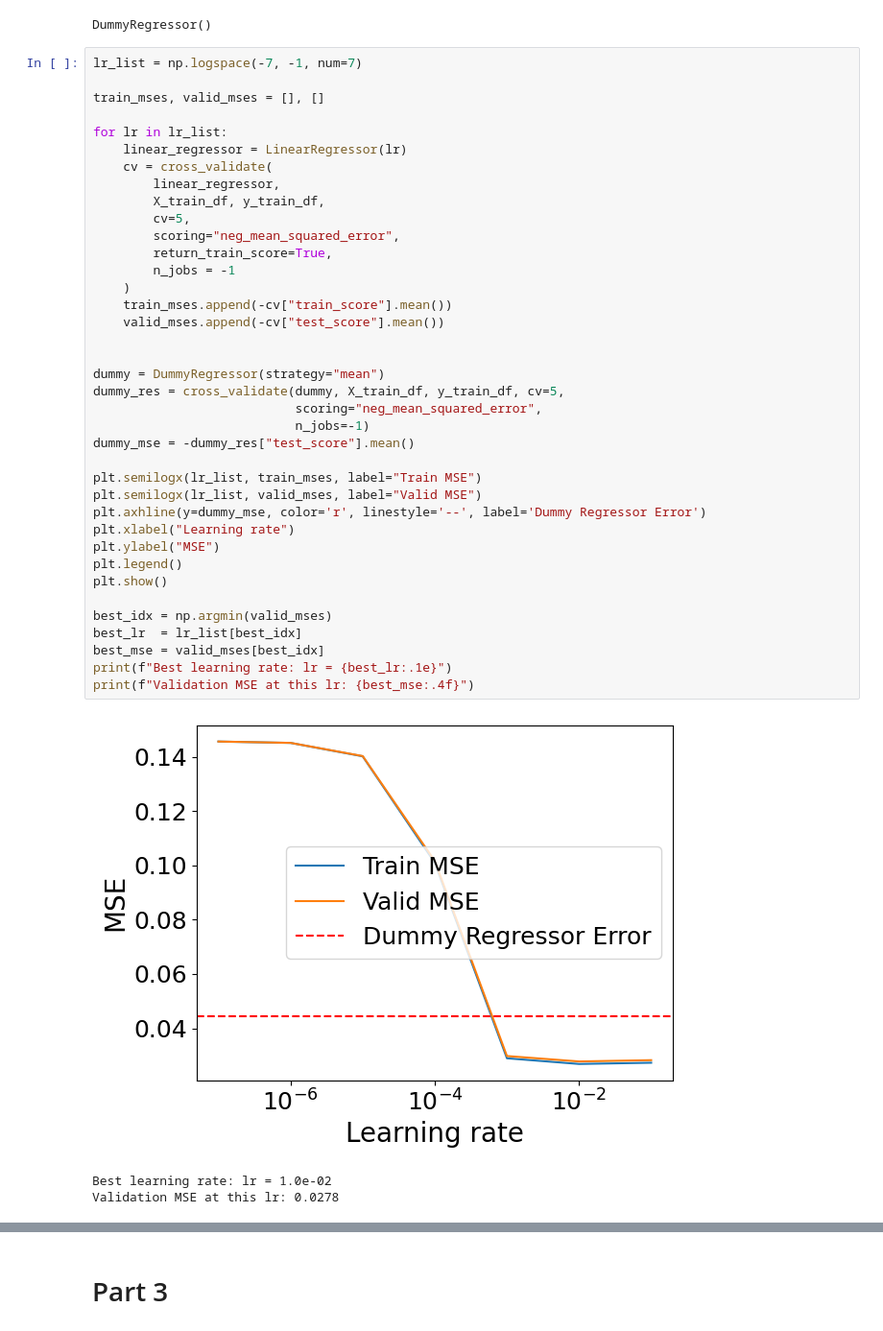
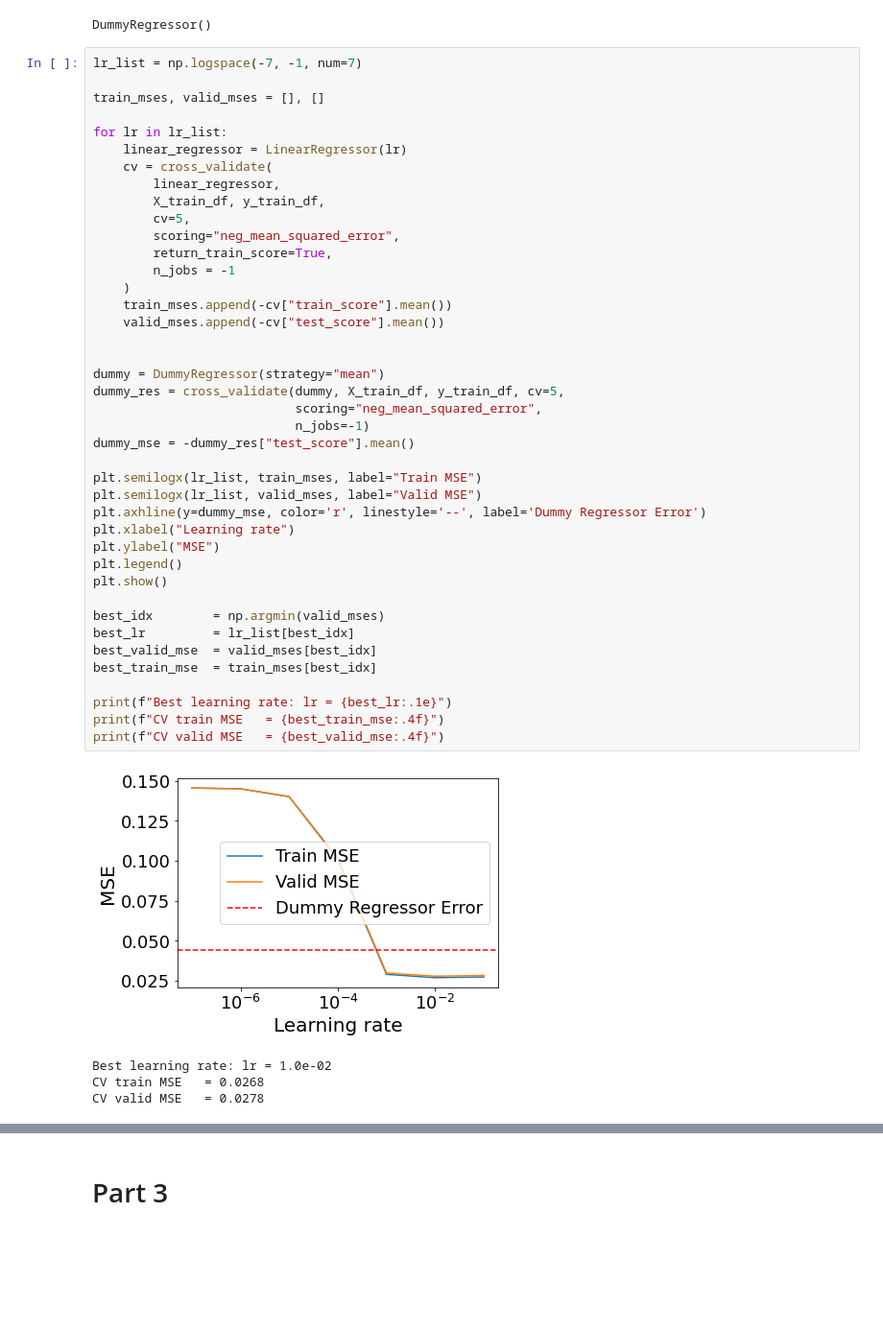
Before and after one commit to AvDaniel6/HW3-Intro-To-ML, a Jupyter notebook: main.ipynb, the cells around one changed output, grey strips where cells are left out. Shown at 96% size. Drawn from its saved outputs; the diff is of its cells as text; blank space fills up the shorter version.

```diff
--- a/main.ipynb
+++ b/main.ipynb
@@ -406,40 +406,44 @@ train_mses, valid_mses = [], []
 for lr in lr_list:
     linear_regressor = LinearRegressor(lr)
     cv = cross_validate(
         linear_regressor,
         X_train_df, y_train_df,
         cv=5,
         scoring="neg_mean_squared_error",
         return_train_score=True,
         n_jobs = -1
     )
     train_mses.append(-cv["train_score"].mean())
     valid_mses.append(-cv["test_score"].mean())
 
 
 dummy = DummyRegressor(strategy="mean")
 dummy_res = cross_validate(dummy, X_train_df, y_train_df, cv=5,
                            scoring="neg_mean_squared_error",
                            n_jobs=-1)
 dummy_mse = -dummy_res["test_score"].mean()
 
 plt.semilogx(lr_list, train_mses, label="Train MSE")
 plt.semilogx(lr_list, valid_mses, label="Valid MSE")
 plt.axhline(y=dummy_mse, color='r', linestyle='--', label='Dummy Regressor Error')
 plt.xlabel("Learning rate")
 plt.ylabel("MSE")
 plt.legend()
 plt.show()
 
-best_idx = np.argmin(valid_mses)
-best_lr  = lr_list[best_idx]
-best_mse = valid_mses[best_idx]
+best_idx        = np.argmin(valid_mses)
+best_lr         = lr_list[best_idx]
+best_valid_mse  = valid_mses[best_idx]
+best_train_mse  = train_mses[best_idx]
+
 print(f"Best learning rate: lr = {best_lr:.1e}")
-print(f"Validation MSE at this lr: {best_mse:.4f}")
+print(f"CV train MSE   = {best_train_mse:.4f}")
+print(f"CV valid MSE   = {best_valid_mse:.4f}")
 # %% [output]
-[figure, old version]
+[figure, new version]
 Best learning rate: lr = 1.0e-02
-Validation MSE at this lr: 0.0278
+CV train MSE   = 0.0268
+CV valid MSE   = 0.0278
 # %%
 linear_regressor = LinearRegressor(best_lr)
 linear_regressor.fit(X_train_df, y_train_df)
```
Also changed, not shown: parts of 17 cells of this notebook.
